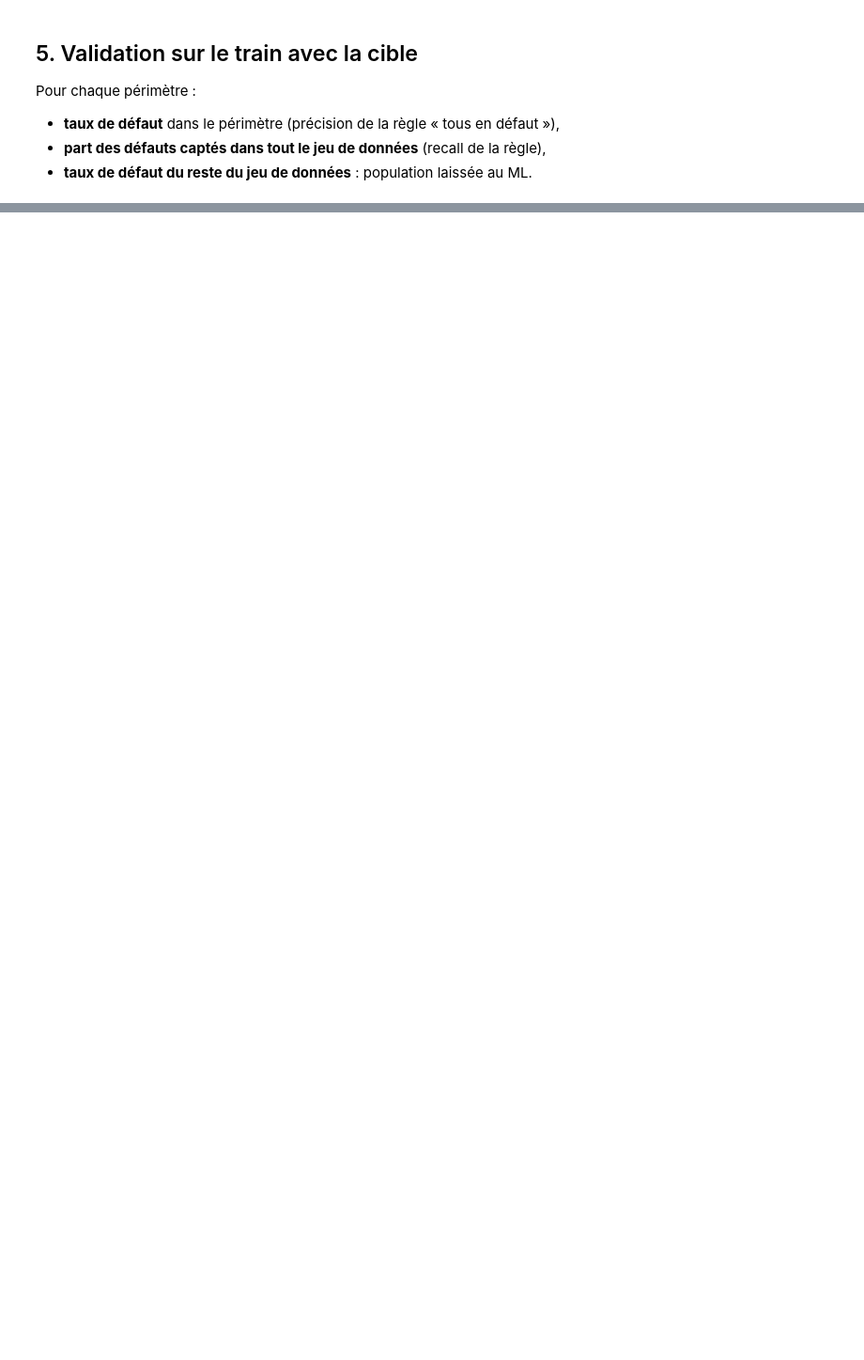
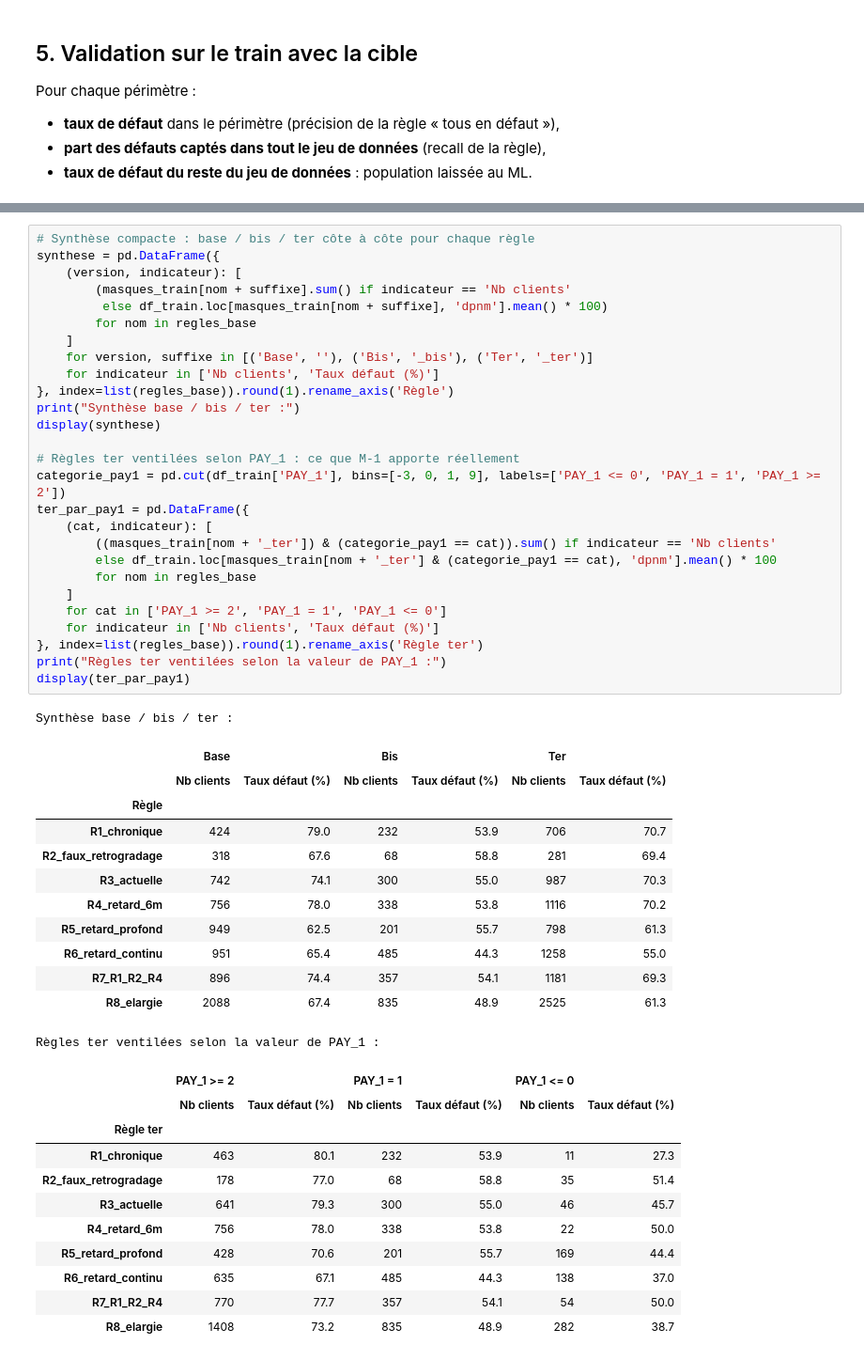
Before and after one commit to johan-mac-59/RiskLens_ML, a Jupyter notebook: src/05_02_EDA_contentieux.ipynb, the cells around one changed output, grey strips where cells are left out. Shown at 94% size. Drawn from its saved outputs; the diff is of its cells as text; blank space fills up the shorter version.

```diff
--- a/src/05_02_EDA_contentieux.ipynb
+++ b/src/05_02_EDA_contentieux.ipynb
@@ -442,0 +977,52 @@ Clients CTX sur le périmètre S12 : 1114 (4.10%)
+# %%
+# Synthèse compacte : base / bis / ter côte à côte pour chaque règle
+synthese = pd.DataFrame({
+    (version, indicateur): [
+        (masques_train[nom + suffixe].sum() if indicateur == 'Nb clients'
+         else df_train.loc[masques_train[nom + suffixe], 'dpnm'].mean() * 100)
+        for nom in regles_base
+    ]
+    for version, suffixe in [('Base', ''), ('Bis', '_bis'), ('Ter', '_ter')]
+    for indicateur in ['Nb clients', 'Taux défaut (%)']
+}, index=list(regles_base)).round(1).rename_axis('Règle')
+print("Synthèse base / bis / ter :")
+display(synthese)
+
+# Règles ter ventilées selon PAY_1 : ce que M-1 apporte réellement
+categorie_pay1 = pd.cut(df_train['PAY_1'], bins=[-3, 0, 1, 9], labels=['PAY_1 <= 0', 'PAY_1 = 1', 'PAY_1 >= 2'])
+ter_par_pay1 = pd.DataFrame({
+    (cat, indicateur): [
+        ((masques_train[nom + '_ter']) & (categorie_pay1 == cat)).sum() if indicateur == 'Nb clients'
+        else df_train.loc[masques_train[nom + '_ter'] & (categorie_pay1 == cat), 'dpnm'].mean() * 100
+        for nom in regles_base
+    ]
+    for cat in ['PAY_1 >= 2', 'PAY_1 = 1', 'PAY_1 <= 0']
+    for indicateur in ['Nb clients', 'Taux défaut (%)']
+}, index=list(regles_base)).round(1).rename_axis('Règle ter')
+print("Règles ter ventilées selon la valeur de PAY_1 :")
+display(ter_par_pay1)
+# %% [output]
+Synthèse base / bis / ter :
+|  | Base |  | Bis |  | Ter |  |
+|  | Nb clients | Taux défaut (%) | Nb clients | Taux défaut (%) | Nb clients | Taux défaut (%) |
+| Règle |  |  |  |  |  |  |
+| R1_chronique | 424 | 79.0 | 232 | 53.9 | 706 | 70.7 |
+| R2_faux_retrogradage | 318 | 67.6 | 68 | 58.8 | 281 | 69.4 |
+| R3_actuelle | 742 | 74.1 | 300 | 55.0 | 987 | 70.3 |
+| R4_retard_6m | 756 | 78.0 | 338 | 53.8 | 1116 | 70.2 |
+| R5_retard_profond | 949 | 62.5 | 201 | 55.7 | 798 | 61.3 |
+| R6_retard_continu | 951 | 65.4 | 485 | 44.3 | 1258 | 55.0 |
+| R7_R1_R2_R4 | 896 | 74.4 | 357 | 54.1 | 1181 | 69.3 |
+| R8_elargie | 2088 | 67.4 | 835 | 48.9 | 2525 | 61.3 |
+Règles ter ventilées selon la valeur de PAY_1 :
+|  | PAY_1 >= 2 |  | PAY_1 = 1 |  | PAY_1 <= 0 |  |
+|  | Nb clients | Taux défaut (%) | Nb clients | Taux défaut (%) | Nb clients | Taux défaut (%) |
+| Règle ter |  |  |  |  |  |  |
+| R1_chronique | 463 | 80.1 | 232 | 53.9 | 11 | 27.3 |
+| R2_faux_retrogradage | 178 | 77.0 | 68 | 58.8 | 35 | 51.4 |
+| R3_actuelle | 641 | 79.3 | 300 | 55.0 | 46 | 45.7 |
+| R4_retard_6m | 756 | 78.0 | 338 | 53.8 | 22 | 50.0 |
+| R5_retard_profond | 428 | 70.6 | 201 | 55.7 | 169 | 44.4 |
+| R6_retard_continu | 635 | 67.1 | 485 | 44.3 | 138 | 37.0 |
+| R7_R1_R2_R4 | 770 | 77.7 | 357 | 54.1 | 54 | 50.0 |
+| R8_elargie | 1408 | 73.2 | 835 | 48.9 | 282 | 38.7 |
```
Also changed, not shown: parts of 42 cells of this notebook.
